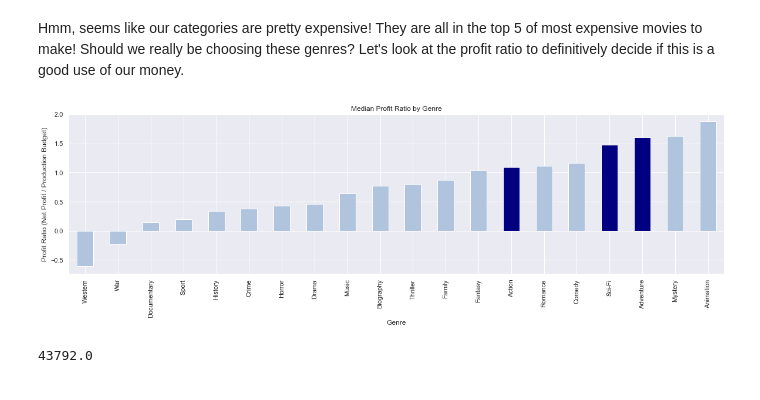
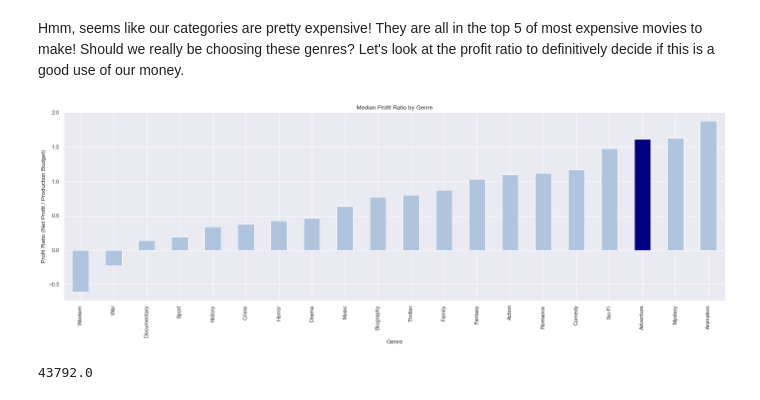
Before and after one commit to doriggs/Semester1Capstone, a Jupyter notebook: student.ipynb, the cells around one changed output. Cells and saved outputs as stored; diff of their text form; code cells hidden in the pictures.

```diff
--- a/student.ipynb
+++ b/student.ipynb
@@ -371,15 +373,15 @@ genre_df.median_production_budget.plot.bar(ax=ax, color=\
 # %% [markdown]
 Hmm, seems like our categories are pretty expensive! They are all in the top 5 of most expensive movies to make! Should we really be choosing these genres? Let's look at the profit ratio to definitively decide if this is a good use of our money.
 # %%
-fig, ax = plt.subplots(figsize=(20,5))
+fig, ax = plt.subplots(figsize=(24,7))
 genre_df = genre_df.sort_values('median_profit_ratio')
 genre_df.median_profit_ratio.plot.bar(ax=ax, color=\
-     ["navy" if (x == 'Action' or x == 'Sci-Fi' or x == 'Adventure' ) \
+     ["navy" if (x == 'Adventure' ) \
       else 'lightsteelblue' for x in genre_df.index]);
 ax.set(title='Median Profit Ratio by Genre', xlabel='Genre', \
        ylabel='Profit Ratio (Net Profit / Production Budget)');
 # %% [output]
-[figure, old version]
+[figure, new version]
 # %%
 imdb_tn_tmdb_df.numvotes.median()
 # %% [output]
```
Also changed, not shown: parts of 26 cells of this notebook, 1 other file.
